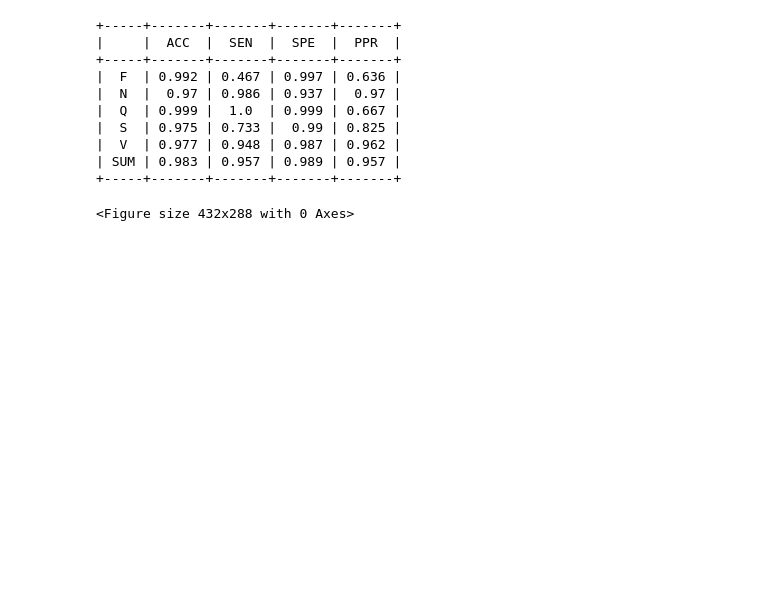
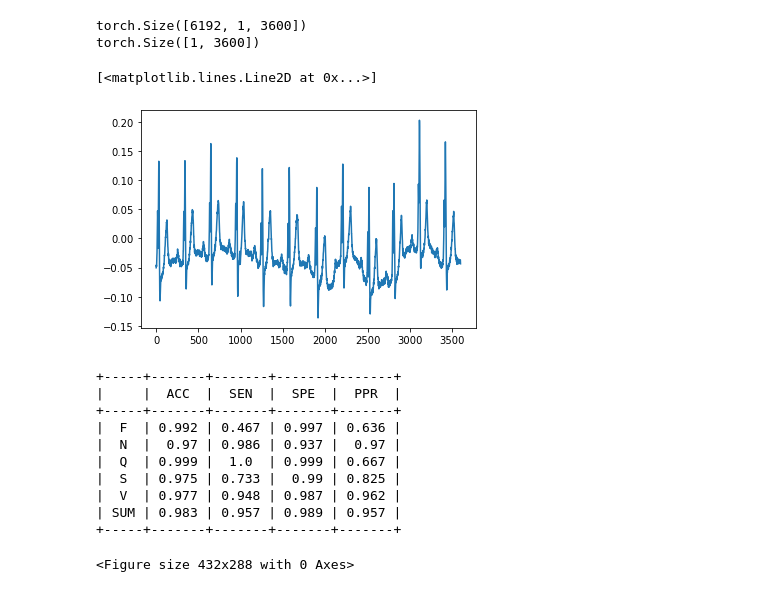
Before and after one commit to Christyao-ada/ECG-Bianrized, a Jupyter notebook: src/BiECGNet.ipynb, the cells around one changed output. Saved outputs shown, nothing was run; the diff lists cells and outputs as text; code cells hidden in the pictures; blank space fills up the shorter version.

```diff
--- a/src/BiECGNet.ipynb
+++ b/src/BiECGNet.ipynb
@@ -8,6 +8,24 @@ from utils.OpeModel import OpeModel
 from utils.Draw import plot_cfm
 from utils.Draw import plot_loss_acc
 from utils.Draw import Landscape
+# %%
+from utils.DataLoader import get_data
+import numpy as np
+import matplotlib.pyplot as plt
+
+classes, x_train, x_test, y_train, y_test = get_data(5, 0.2, 32)
+print(x_train.size())
+data = x_train[0]
+print(data.size())
+time = np.arange(3600)
+ecg_signal = data.view((3600))
+
+plt.plot(time, ecg_signal)
+# %% [output]
+torch.Size([6192, 1, 3600])
+torch.Size([1, 3600])
+[<matplotlib.lines.Line2D at 0x...>]
+[figure, added]
 # %%
 model = BiNet(classCount=5)
 loader = Loader(classCount=5)
```
